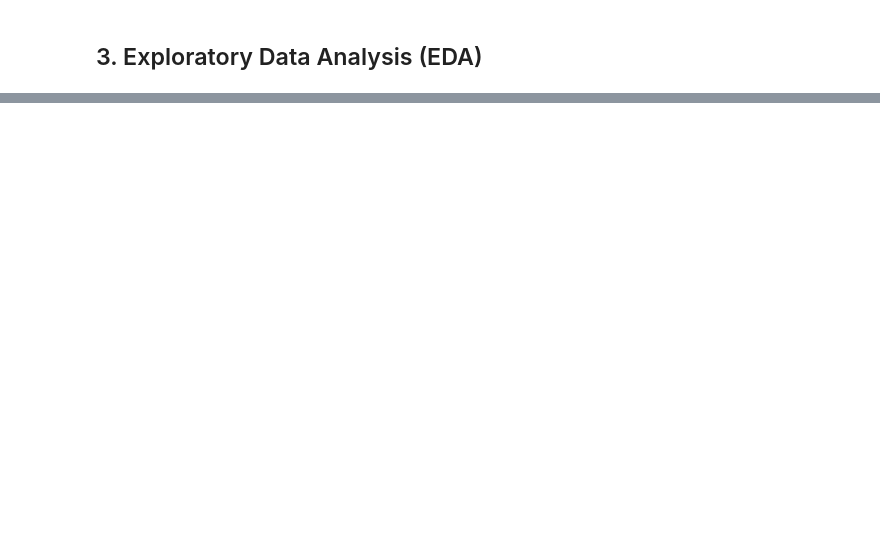
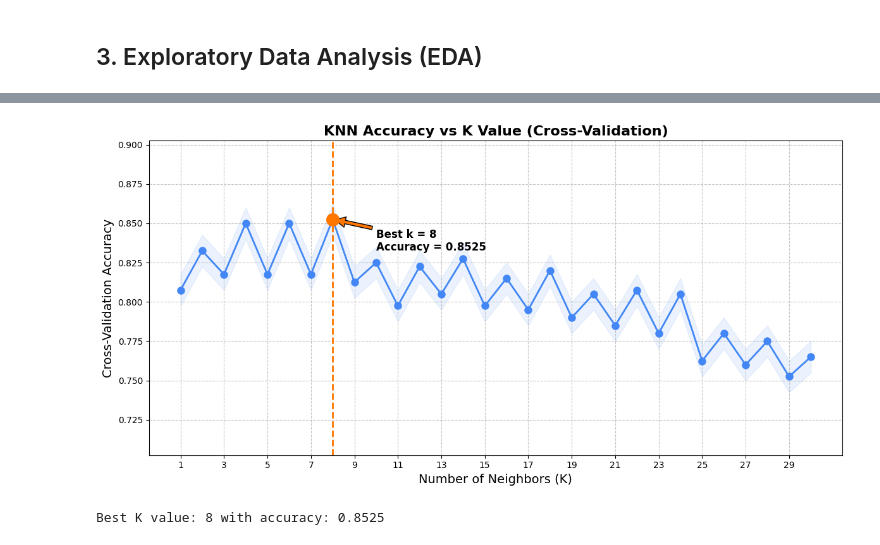
Before and after one commit to SoumyadipYT-OSS/SDP_Agri_Swastha, a Jupyter notebook: Soil_Fertility_KNN.ipynb, the cells around one changed output, grey strips where cells are left out. Saved outputs shown, nothing was run; the diff lists cells and outputs as text; code cells hidden in the pictures; blank space fills up the shorter version.

```diff
--- a/Soil_Fertility_KNN.ipynb
+++ b/Soil_Fertility_KNN.ipynb
@@ -224,0 +276,41 @@ plt.show()
+# %%
+# Find the optimal value of K using cross-validation
+k_range = range(1, 31)
+cv_scores = []
+
+for k in k_range:
+    knn = KNeighborsClassifier(n_neighbors=k)
+    scores = cross_val_score(knn, X_train_scaled, y_train, cv=5, scoring='accuracy')
+    cv_scores.append(scores.mean())
+
+# Plot the cross-validation results
+plt.figure(figsize=(12, 6))
+plt.plot(k_range, cv_scores, marker='o', markersize=8, color='#4287f5', linewidth=2)
+plt.fill_between(k_range, np.array(cv_scores) - 0.01, np.array(cv_scores) + 0.01, alpha=0.1, color='#4287f5')
+
+plt.title('KNN Accuracy vs K Value (Cross-Validation)', fontsize=16, fontweight='bold')
+plt.xlabel('Number of Neighbors (K)', fontsize=14)
+plt.ylabel('Cross-Validation Accuracy', fontsize=14)
+plt.xticks(k_range[::2])
+plt.grid(True, linestyle='--', alpha=0.7)
+
+# Find and highlight the best k value
+best_k = k_range[np.argmax(cv_scores)]
+best_score = max(cv_scores)
+plt.axvline(x=best_k, color='#ff7700', linestyle='--', linewidth=2)
+plt.scatter(best_k, best_score, color='#ff7700', s=200, zorder=5)
+
+plt.annotate(f'Best k = {best_k}\nAccuracy = {best_score:.4f}',
+             (best_k, best_score),
+             xytext=(best_k+2, best_score-0.02),
+             arrowprops=dict(facecolor='#ff7700', shrink=0.05),
+             fontsize=12, fontweight='bold')
+
+plt.ylim(min(cv_scores)-0.05, max(cv_scores)+0.05)
+plt.tight_layout()
+plt.show()
+
+print(f"Best K value: {best_k} with accuracy: {best_score:.4f}")
+# %% [output]
+[figure, added]
+Best K value: 8 with accuracy: 0.8525
```
Also changed, not shown: parts of 16 cells of this notebook.
